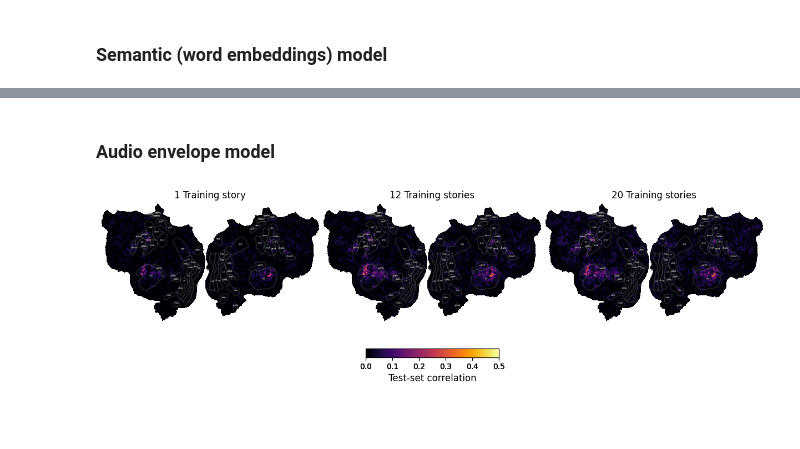
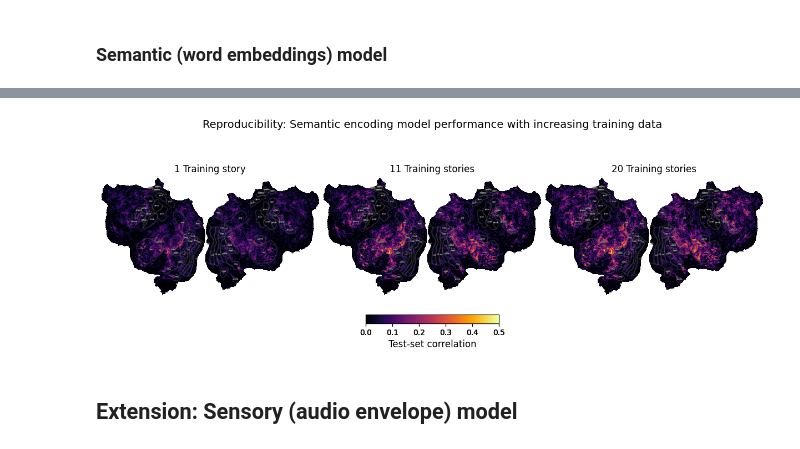
Before and after one commit to KristijanArmeni/encoders_report, a Jupyter notebook: notebook.ipynb, the cells around one changed output, grey strips where cells are left out. Saved outputs shown, nothing was run; the diff lists cells and outputs as text; code cells hidden in the pictures; blank space fills up the shorter version.

```diff
--- a/notebook.ipynb
+++ b/notebook.ipynb
@@ -30,7 +54,11 @@ fig = make_figure(run_dir=datafolder, which="embeddings")
+# %%
+#| label: cell.fig.repro.embeddings
+fig = make_brain_fig(data_folder=REPRO_FOLDER, which="embeddings")
+_ = fig.suptitle(
+    "Reproducibility: " +
+    "Semantic encoding model performance with increasing training data", fontsize=14
+)
+# %% [output]
+[figure, added]
 # %% [markdown]
-### Audio envelope model
+## Extension: Sensory (audio envelope) model
-# %%
-#| label: cell.fig.envelope
-fig = make_figure(run_dir=datafolder, which="envelope")
-# %% [output]
-[figure, removed]
```
Also changed, not shown: parts of 10 cells of this notebook, 2 other files.
